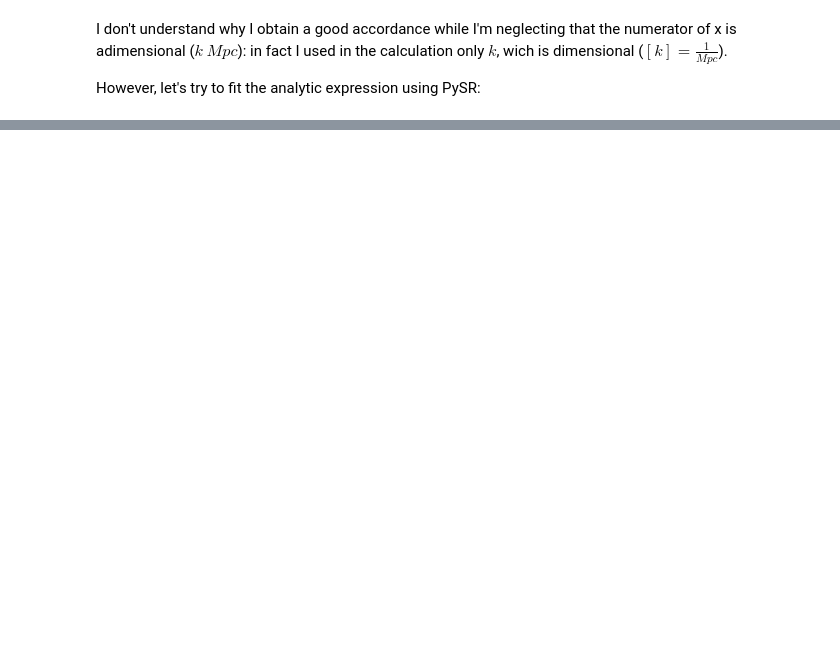
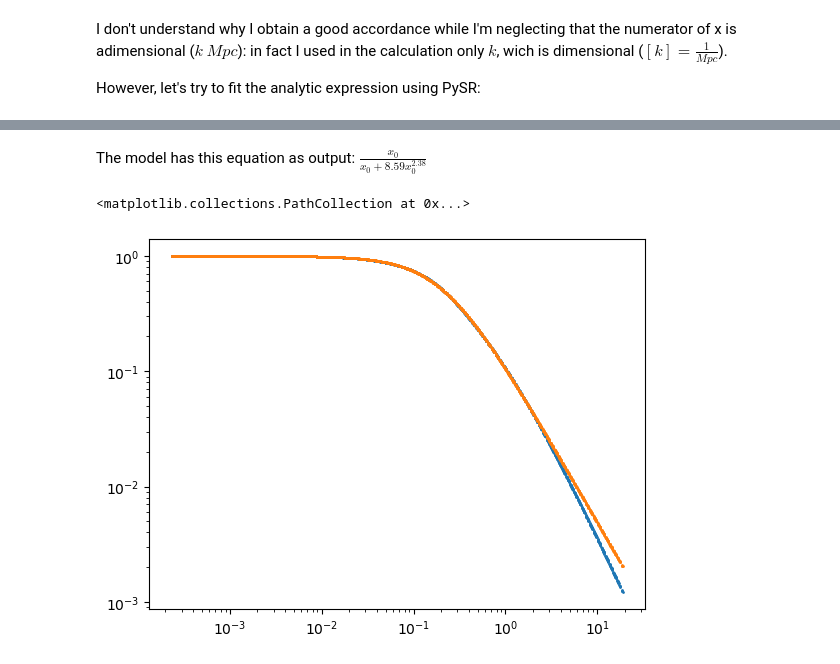
Before and after one commit to farocrown/Simreg, a Jupyter notebook: sr_tf1.ipynb, the cells around one changed output, grey strips where cells are left out. Cells and saved outputs as stored; diff of their text form; code cells hidden in the pictures; blank space fills up the shorter version.

```diff
--- a/sr_tf1.ipynb
+++ b/sr_tf1.ipynb
@@ -93,0 +140,13 @@ ax3.plot(k,err)
+# %%
+k_ar = np.logspace(np.log10(3 * 10 ** -5), np.log10(2),num=114,endpoint=True)
+x_1 = []
+k_1 = []
+
+for line in grid:
+    for couple in line:
+        a,b = couple
+        x_1.append(k_ar/(b-a))
+        k_1.append(k_ar)
+
+x_1 = np.concatenate(x_1)
+k_1 = np.concatenate(k_1)
@@ -93,0 +155,6 @@ ax3.plot(k,err)
+# %%
+T_1 = T(x_1)
+# %%
+x_1 = x_1.reshape(-1,1)
+# %%
+model.fit(x_1,T_1)
@@ -93,0 +196,11 @@ ax3.plot(k,err)
+# %%
+md(f"The model has this equation as output: ${model.latex()}$")
+# %% [output]
+The model has this equation as output: $\frac{x_{0}}{x_{0} + 8.59 x_{0}^{2.38}}$
+# %%
+plt.scatter(x_1,T_1, s=1)
+plt.loglog()
+plt.scatter(x_1, model.predict(x_1), s=1)
+# %% [output]
+<matplotlib.collections.PathCollection at 0x...>
+[figure, added]
```
Also changed, not shown: parts of 19 cells of this notebook, 1 other file.
